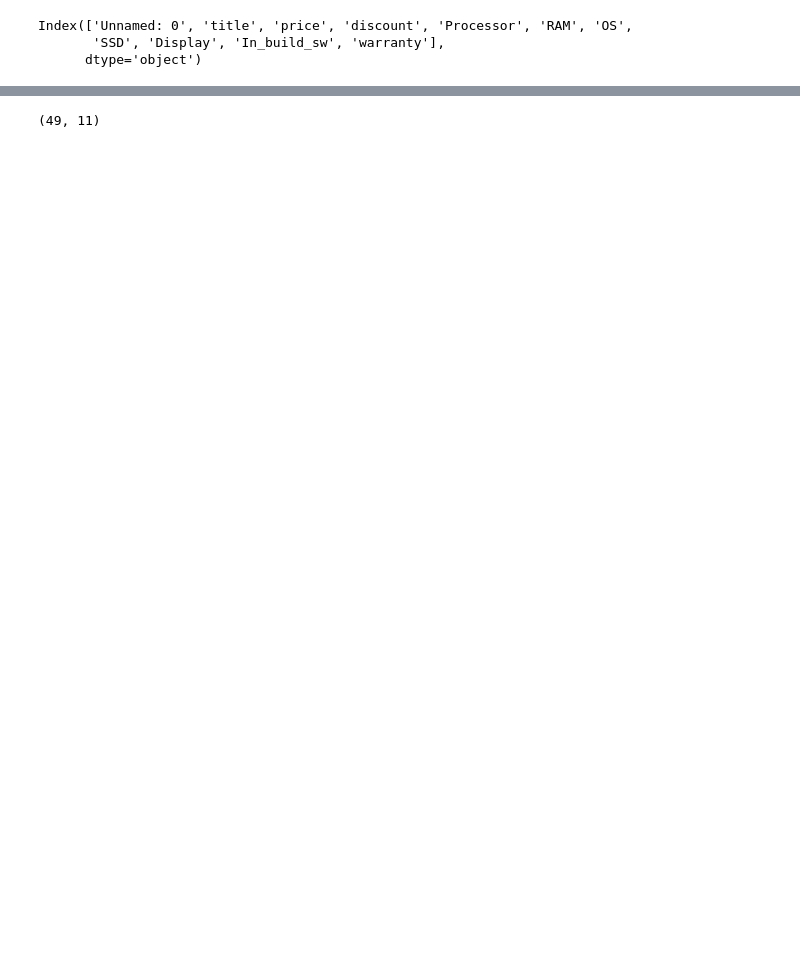
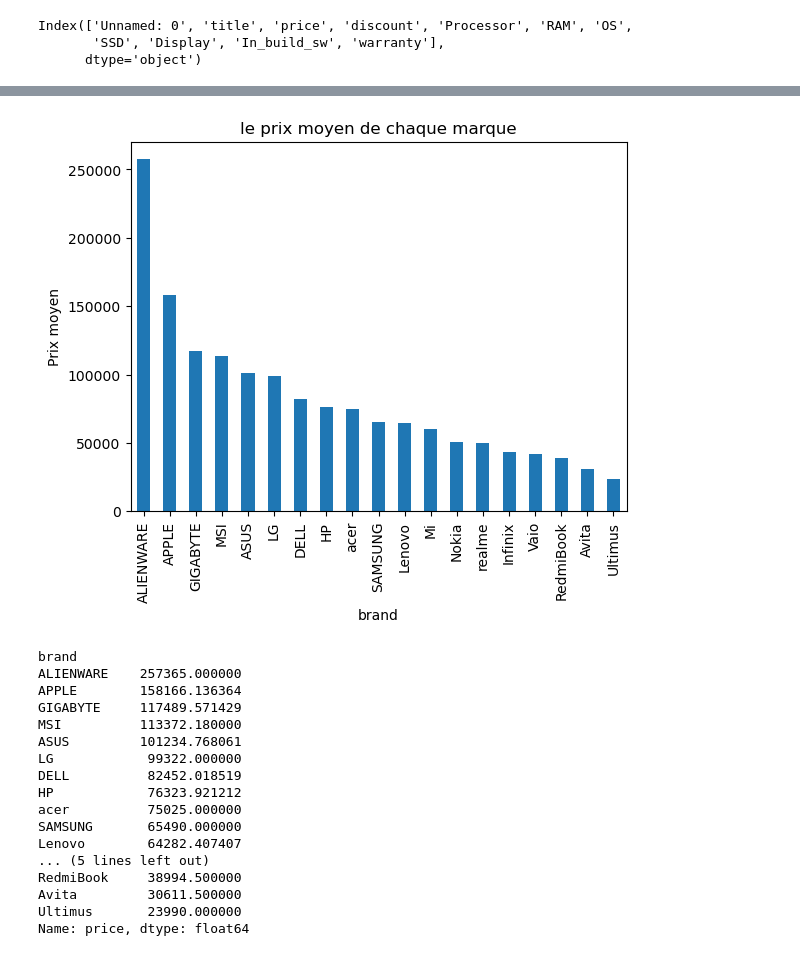
Before and after one commit to SOUMMAR91/Greta, a Jupyter notebook: Laptops_SOUMMAR_Soumia.ipynb, the cells around one changed output, grey strips where cells are left out. Cells and saved outputs as stored; diff of their text form; code cells hidden in the pictures; blank space fills up the shorter version.

```diff
--- a/Laptops_SOUMMAR_Soumia.ipynb
+++ b/Laptops_SOUMMAR_Soumia.ipynb
@@ -46,3 +84,2 @@ Name: price, dtype: int64
 # %%
-# On supprime ₹ à l'aide d'une regex
-df["price"] = df["price"].replace(regex=r"\₹", value="")
+df["price"] = df["price"].replace(regex=r"\₹", value="").replace(regex=r"\,", value="")
@@ -49,2 +104,3 @@ df["price"] = df["price"].replace(regex=r"\₹", value="")
 # %%
-df["price"] = df["price"].replace(regex=r"\,", value="")
+df["price"] = df["price"].astype(float)
+df.price.dtypes
@@ -124,4 +150,0 @@ df_filter
-# %%
-df_filter.shape
-# %% [output]
-(49, 11)
@@ -134,3 +151,32 @@ df_filter.shape
+# %%
+df1 = df.groupby('brand')['price'].mean().sort_values(ascending=False)
+#groupby
+#sort_values:Triez en fonction des valeurs le long de l’un ou l’autre axe.
+plt.title('le prix moyen de chaque marque')
+df1.plot(kind='bar')
+plt.ylabel('Prix moyen') #  Nommer l’axe des y
+plt.show() #  Fonction pour afficher leplot
+
+df1
+# %% [output]
+[figure, added]
+brand
+ALIENWARE    257365.000000
+APPLE        158166.136364
+GIGABYTE     117489.571429
+MSI          113372.180000
+ASUS         101234.768061
+LG            99322.000000
+DELL          82452.018519
+HP            76323.921212
+acer          75025.000000
+SAMSUNG       65490.000000
+Lenovo        64282.407407
+... (5 lines left out)
+RedmiBook     38994.500000
+Avita         30611.500000
+Ultimus       23990.000000
+Name: price, dtype: float64
 # %%
 # On supprime ₹ , % et off à l'aide d'une regex
 df["discount"] = df["discount"].replace(regex=r"\₹", value="").replace(regex=r"\%", value="").replace(regex=r"off", value="")
```
Also changed, not shown: parts of 31 cells of this notebook.
